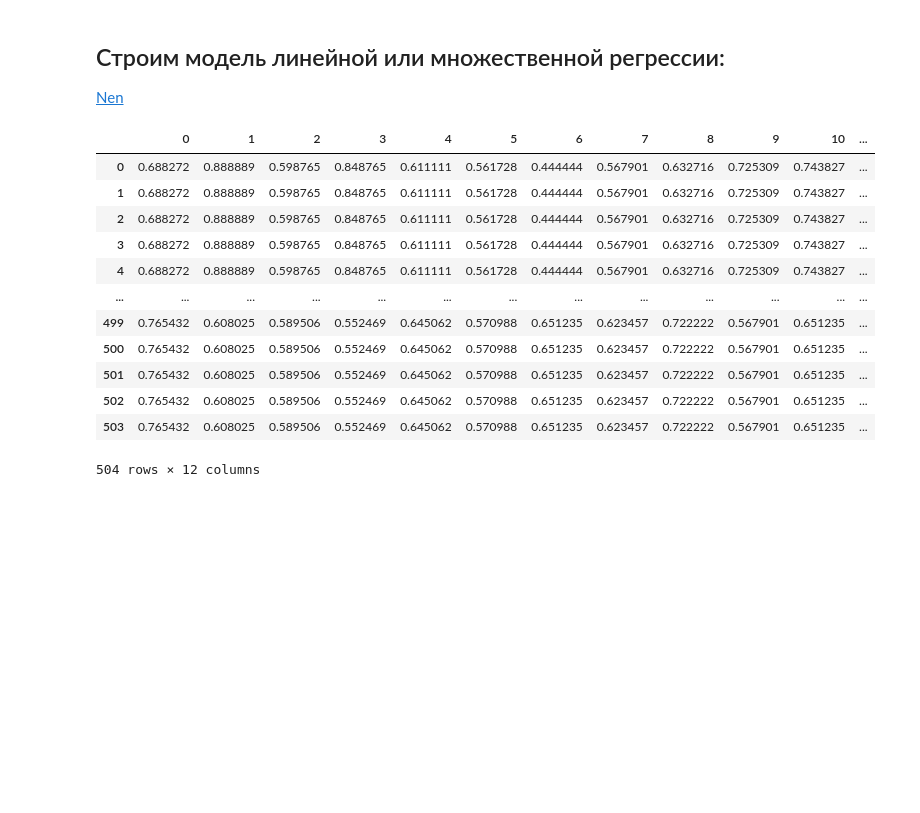
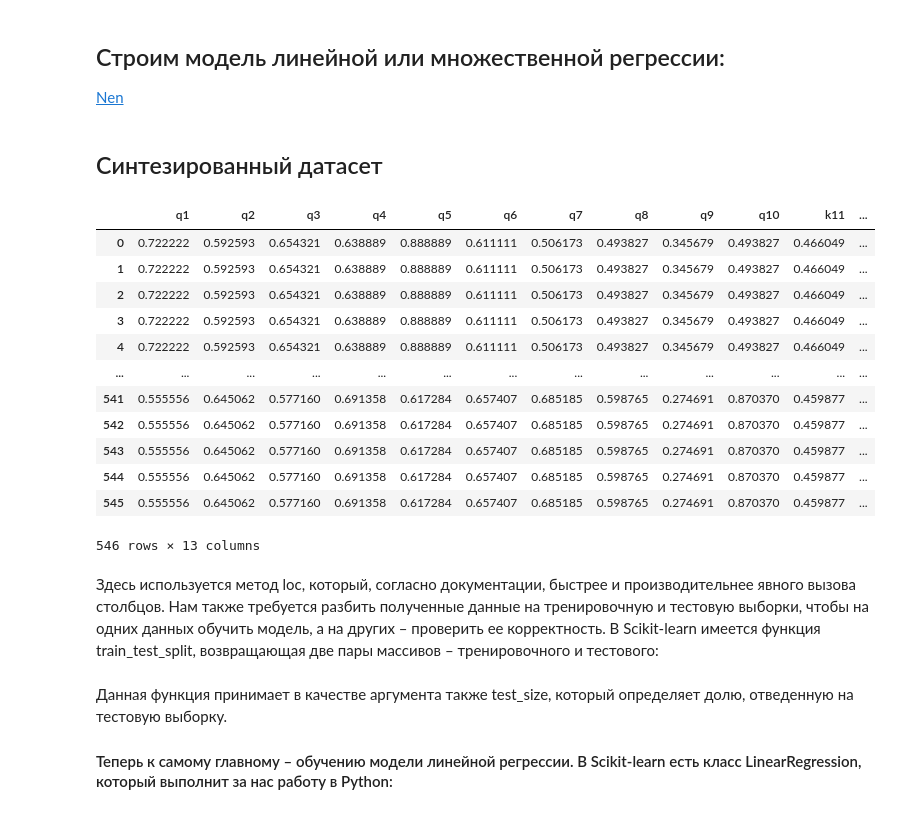
Before and after one commit to DIExCRY-EDU/test, a Jupyter notebook: project.ipynb, the cells around one changed output. Saved outputs shown, nothing was run; the diff lists cells and outputs as text; code cells hidden in the pictures; blank space fills up the shorter version.

```diff
--- a/project.ipynb
+++ b/project.ipynb
@@ -337,7 +337,7 @@ Y = new_norm_df.loc[:, 'y(x)']
 from sklearn.linear_model import LinearRegression
 reg = LinearRegression().fit(X, Y)
 new_R = reg.predict(X)
-rows, cols = (42, 12)
+rows, cols = (42, 13)
 new_ds = []
 for i in range(rows):
   col = []
@@ -345,20 +345,22 @@ for i in range(rows):
     col.append(np.random.choice(new_R))
     new_ds.append(col)
     reg_ds = pd.DataFrame(new_ds)
+# %% [markdown]
+<h2>Синтезированный датасет</h2>
 # %%
-new_ds_df = pd.DataFrame(new_ds)
+new_ds_df = pd.DataFrame(new_ds, columns=new_norm_df.columns)
 new_ds_df
 # %% [output]
-|  | 0 | 1 | 2 | 3 | 4 | 5 | 6 | 7 | 8 | 9 | 10 | ... |
-| 0 | 0.688272 | 0.888889 | 0.598765 | 0.848765 | 0.611111 | 0.561728 | 0.444444 | 0.567901 | 0.632716 | 0.725309 | 0.743827 | ... |
-| 1 | 0.688272 | 0.888889 | 0.598765 | 0.848765 | 0.611111 | 0.561728 | 0.444444 | 0.567901 | 0.632716 | 0.725309 | 0.743827 | ... |
-| 2 | 0.688272 | 0.888889 | 0.598765 | 0.848765 | 0.611111 | 0.561728 | 0.444444 | 0.567901 | 0.632716 | 0.725309 | 0.743827 | ... |
-| 3 | 0.688272 | 0.888889 | 0.598765 | 0.848765 | 0.611111 | 0.561728 | 0.444444 | 0.567901 | 0.632716 | 0.725309 | 0.743827 | ... |
-| 4 | 0.688272 | 0.888889 | 0.598765 | 0.848765 | 0.611111 | 0.561728 | 0.444444 | 0.567901 | 0.632716 | 0.725309 | 0.743827 | ... |
+|  | q1 | q2 | q3 | q4 | q5 | q6 | q7 | q8 | q9 | q10 | k11 | ... |
+| 0 | 0.722222 | 0.592593 | 0.654321 | 0.638889 | 0.888889 | 0.611111 | 0.506173 | 0.493827 | 0.345679 | 0.493827 | 0.466049 | ... |
+| 1 | 0.722222 | 0.592593 | 0.654321 | 0.638889 | 0.888889 | 0.611111 | 0.506173 | 0.493827 | 0.345679 | 0.493827 | 0.466049 | ... |
+| 2 | 0.722222 | 0.592593 | 0.654321 | 0.638889 | 0.888889 | 0.611111 | 0.506173 | 0.493827 | 0.345679 | 0.493827 | 0.466049 | ... |
+| 3 | 0.722222 | 0.592593 | 0.654321 | 0.638889 | 0.888889 | 0.611111 | 0.506173 | 0.493827 | 0.345679 | 0.493827 | 0.466049 | ... |
+| 4 | 0.722222 | 0.592593 | 0.654321 | 0.638889 | 0.888889 | 0.611111 | 0.506173 | 0.493827 | 0.345679 | 0.493827 | 0.466049 | ... |
 | ... | ... | ... | ... | ... | ... | ... | ... | ... | ... | ... | ... | ... |
-| 499 | 0.765432 | 0.608025 | 0.589506 | 0.552469 | 0.645062 | 0.570988 | 0.651235 | 0.623457 | 0.722222 | 0.567901 | 0.651235 | ... |
-| 500 | 0.765432 | 0.608025 | 0.589506 | 0.552469 | 0.645062 | 0.570988 | 0.651235 | 0.623457 | 0.722222 | 0.567901 | 0.651235 | ... |
-| 501 | 0.765432 | 0.608025 | 0.589506 | 0.552469 | 0.645062 | 0.570988 | 0.651235 | 0.623457 | 0.722222 | 0.567901 | 0.651235 | ... |
-| 502 | 0.765432 | 0.608025 | 0.589506 | 0.552469 | 0.645062 | 0.570988 | 0.651235 | 0.623457 | 0.722222 | 0.567901 | 0.651235 | ... |
-| 503 | 0.765432 | 0.608025 | 0.589506 | 0.552469 | 0.645062 | 0.570988 | 0.651235 | 0.623457 | 0.722222 | 0.567901 | 0.651235 | ... |
+| 541 | 0.555556 | 0.645062 | 0.577160 | 0.691358 | 0.617284 | 0.657407 | 0.685185 | 0.598765 | 0.274691 | 0.870370 | 0.459877 | ... |
+| 542 | 0.555556 | 0.645062 | 0.577160 | 0.691358 | 0.617284 | 0.657407 | 0.685185 | 0.598765 | 0.274691 | 0.870370 | 0.459877 | ... |
+| 543 | 0.555556 | 0.645062 | 0.577160 | 0.691358 | 0.617284 | 0.657407 | 0.685185 | 0.598765 | 0.274691 | 0.870370 | 0.459877 | ... |
+| 544 | 0.555556 | 0.645062 | 0.577160 | 0.691358 | 0.617284 | 0.657407 | 0.685185 | 0.598765 | 0.274691 | 0.870370 | 0.459877 | ... |
+| 545 | 0.555556 | 0.645062 | 0.577160 | 0.691358 | 0.617284 | 0.657407 | 0.685185 | 0.598765 | 0.274691 | 0.870370 | 0.459877 | ... |
-504 rows × 12 columns
+546 rows × 13 columns
@@ -364,0 +372,2 @@ new_ds_df
+# %% [markdown]
+<p>Здесь используется метод loc, который, согласно документации, быстрее и производительнее явного вызова столбцов. Нам также требуется разбить полученные данные на тренировочную и тестовую выборки, чтобы на одних данных обучить модель, а на других – проверить ее корректность. В Scikit-learn имеется функция train_test_split, возвращающая две пары массивов – тренировочного и тестового:</p>
@@ -364,0 +378,3 @@ new_ds_df
+# %% [markdown]
+<p>Данная функция принимает в качестве аргумента также test_size, который определяет долю, отведенную на тестовую выборку.</p>
+<h4>Теперь к самому главному – обучению модели линейной регрессии. В Scikit-learn есть класс LinearRegression, который выполнит за нас работу в Python:</h4>
```
Also changed, not shown: parts of 11 cells of this notebook.
